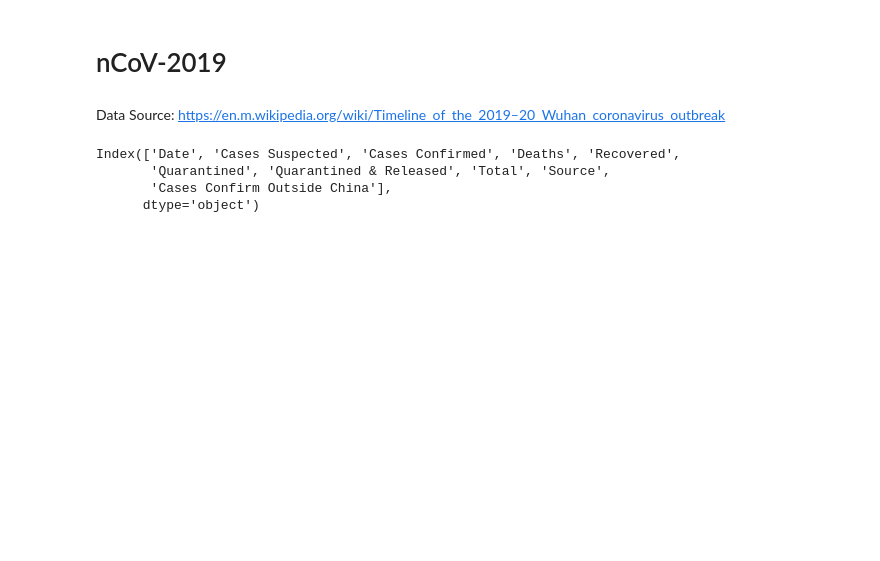
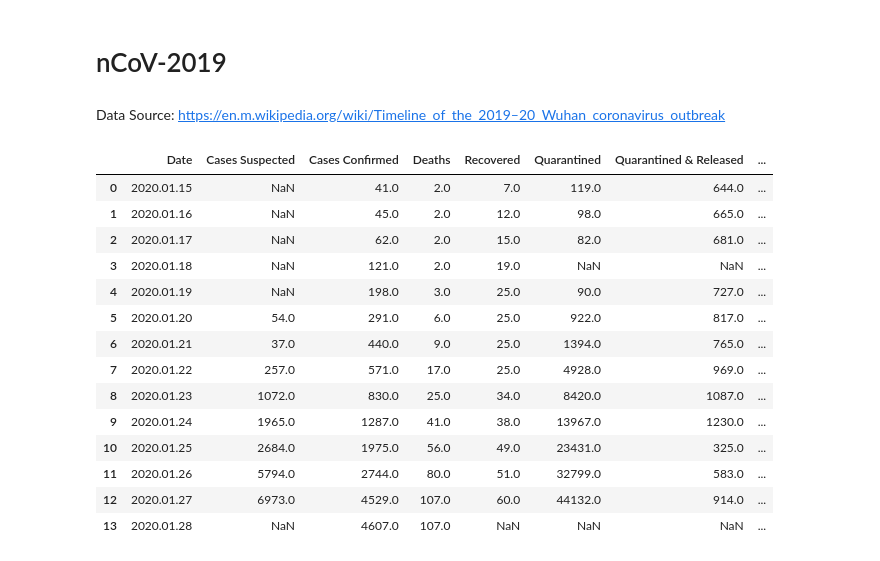
Before and after one commit to smtexas99/ncov19, a Jupyter notebook: ncov2019.ipynb, the cells around one changed output. Cells and saved outputs as stored; diff of their text form; code cells hidden in the pictures; blank space fills up the shorter version.

```diff
--- a/ncov2019.ipynb
+++ b/ncov2019.ipynb
@@ -38,10 +40,21 @@ df=df_xls[7:]
 # %%
-df.columns
+df
 # %% [output]
-Index(['Date', 'Cases Suspected', 'Cases Confirmed', 'Deaths', 'Recovered',
-       'Quarantined', 'Quarantined & Released', 'Total', 'Source',
-       'Cases Confirm Outside China'],
-      dtype='object')
+|  | Date | Cases Suspected | Cases Confirmed | Deaths | Recovered | Quarantined | Quarantined & Released | ... |
+| 0 | 2020.01.15 | NaN | 41.0 | 2.0 | 7.0 | 119.0 | 644.0 | ... |
+| 1 | 2020.01.16 | NaN | 45.0 | 2.0 | 12.0 | 98.0 | 665.0 | ... |
+| 2 | 2020.01.17 | NaN | 62.0 | 2.0 | 15.0 | 82.0 | 681.0 | ... |
+| 3 | 2020.01.18 | NaN | 121.0 | 2.0 | 19.0 | NaN | NaN | ... |
+| 4 | 2020.01.19 | NaN | 198.0 | 3.0 | 25.0 | 90.0 | 727.0 | ... |
+| 5 | 2020.01.20 | 54.0 | 291.0 | 6.0 | 25.0 | 922.0 | 817.0 | ... |
+| 6 | 2020.01.21 | 37.0 | 440.0 | 9.0 | 25.0 | 1394.0 | 765.0 | ... |
+| 7 | 2020.01.22 | 257.0 | 571.0 | 17.0 | 25.0 | 4928.0 | 969.0 | ... |
+| 8 | 2020.01.23 | 1072.0 | 830.0 | 25.0 | 34.0 | 8420.0 | 1087.0 | ... |
+| 9 | 2020.01.24 | 1965.0 | 1287.0 | 41.0 | 38.0 | 13967.0 | 1230.0 | ... |
+| 10 | 2020.01.25 | 2684.0 | 1975.0 | 56.0 | 49.0 | 23431.0 | 325.0 | ... |
+| 11 | 2020.01.26 | 5794.0 | 2744.0 | 80.0 | 51.0 | 32799.0 | 583.0 | ... |
+| 12 | 2020.01.27 | 6973.0 | 4529.0 | 107.0 | 60.0 | 44132.0 | 914.0 | ... |
+| 13 | 2020.01.28 | NaN | 4607.0 | 107.0 | NaN | NaN | NaN | ... |
 # %%
 rcParams['figure.figsize'] = 25,10
 df.plot()
```
Also changed, not shown: parts of 15 cells of this notebook.
